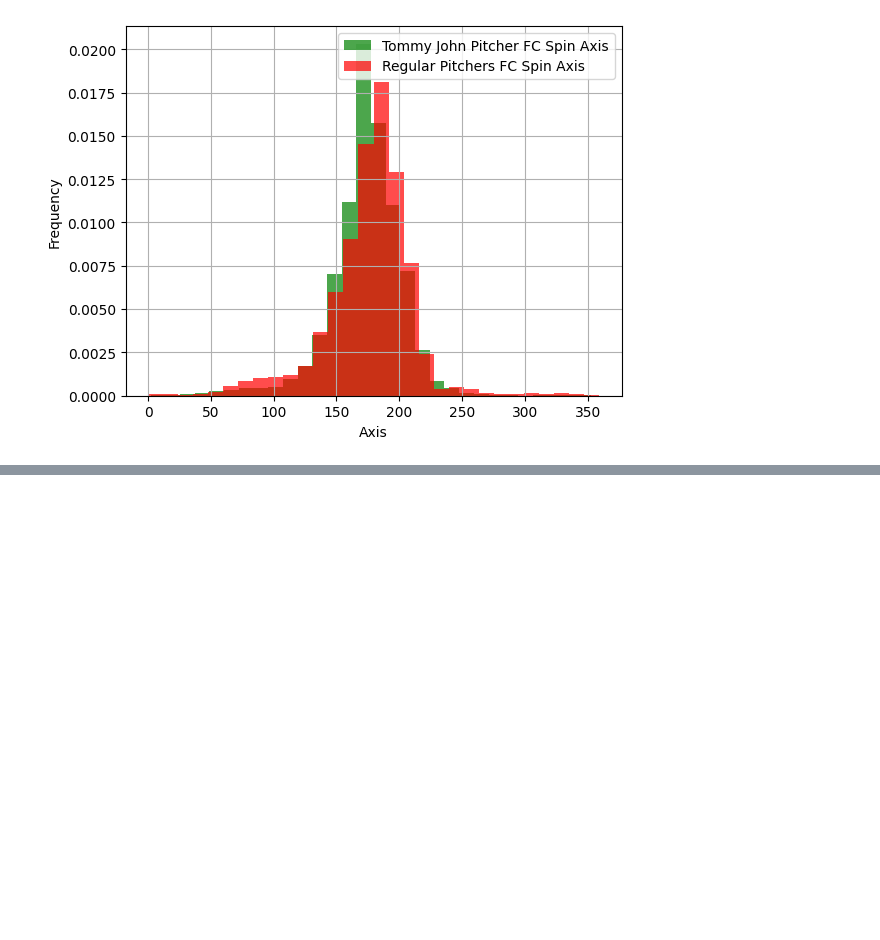
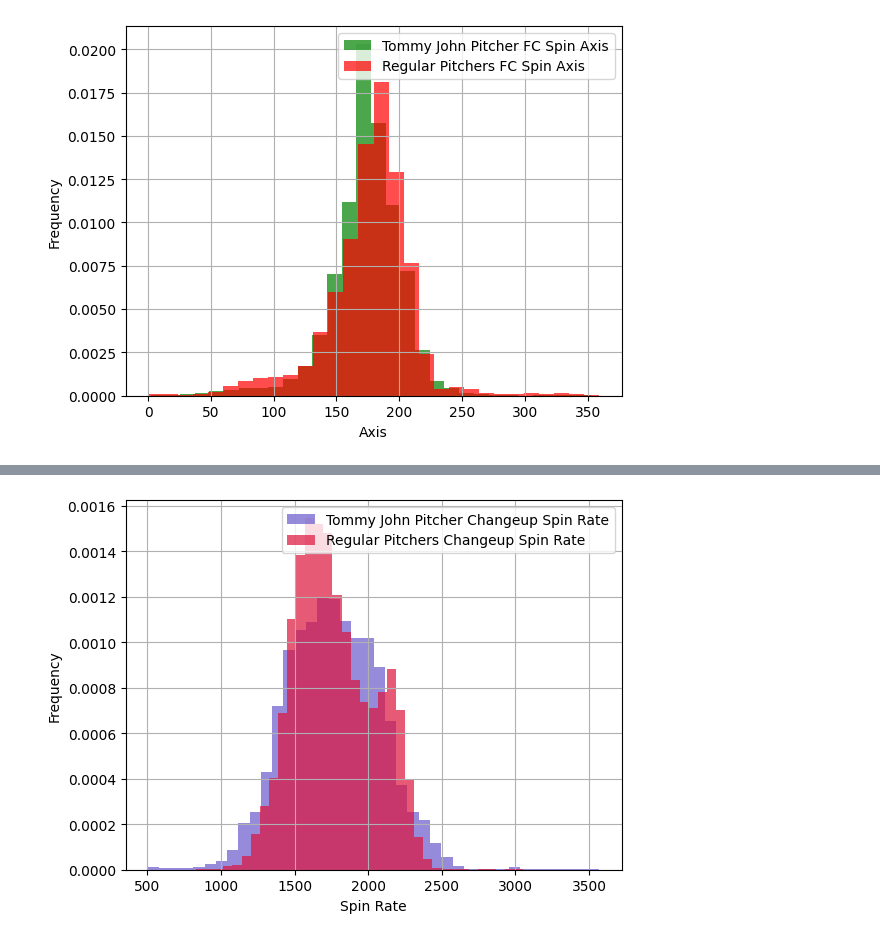
Before and after one commit to akankshb/tommy_john_surgery_modeling, a Jupyter notebook: EDA_notebook.ipynb, the cells around one changed output, grey strips where cells are left out. Cells and saved outputs as stored; diff of their text form; code cells hidden in the pictures; blank space fills up the shorter version.

```diff
--- a/EDA_notebook.ipynb
+++ b/EDA_notebook.ipynb
@@ -426,0 +471,12 @@ plt.show()
+# %%
+# plot to see Changeup Spin Rate
+plt.plot()
+Injured_CH_df['release_spin_rate'].hist(bins = 40, alpha = 0.7, label = 'Tommy John Pitcher Changeup Spin Rate', color = 'slateblue', density = True)
+Healthy_CH_df['release_spin_rate'].hist(bins = 40, alpha = 0.7, label = 'Regular Pitchers Changeup Spin Rate', color = 'crimson', density = True)
+plt.xlabel("Spin Rate")
+plt.ylabel("Frequency")
+plt.legend()
+plt.savefig('.data/plots/CH_Release_Spin_Rate_Hist.png', dpi = 400)
+plt.show()
+# %% [output]
+[figure, added]
```
Also changed, not shown: parts of 20 cells of this notebook.
